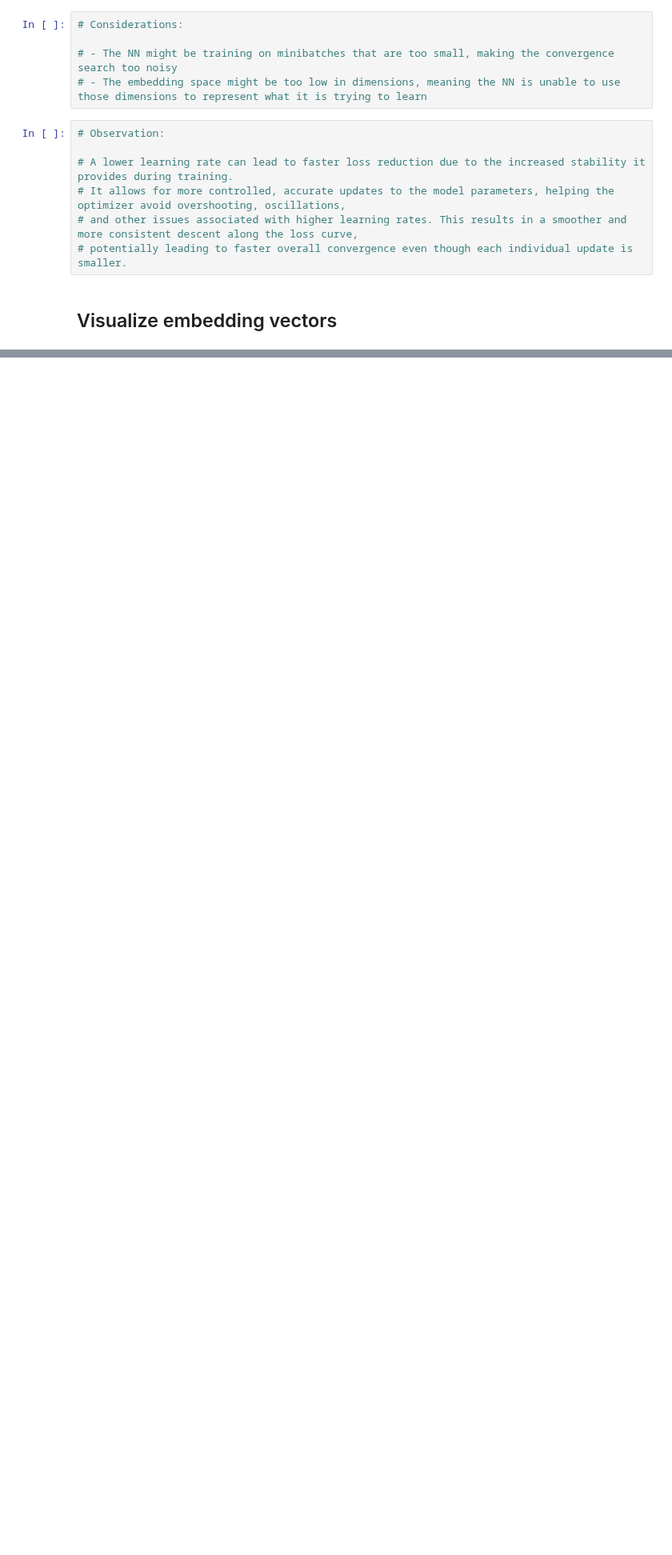
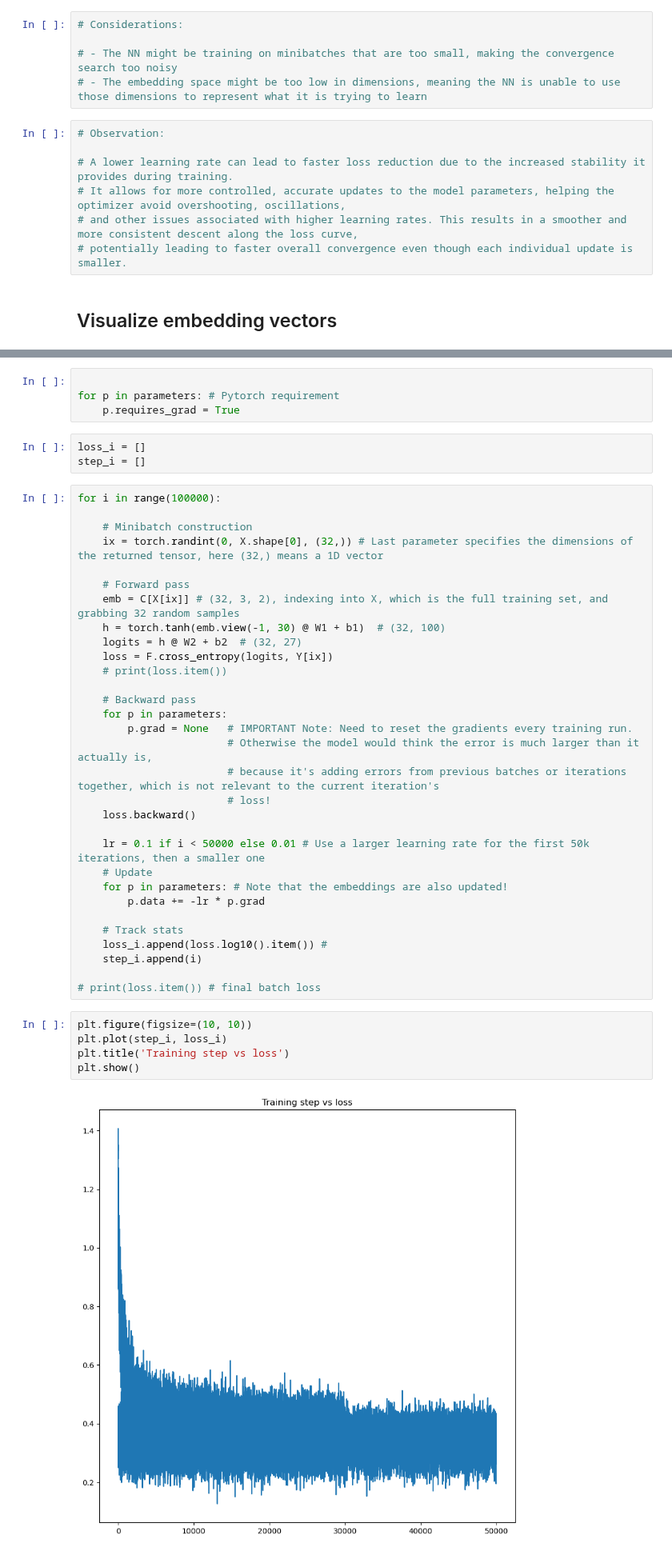
Before and after one commit to Paradox3333/0-to-transformers, a Jupyter notebook: MLP_char_pred.ipynb, the cells around one changed output, grey strips where cells are left out. Shown at 80% size. Cells and saved outputs as stored; diff of their text form; blank space fills up the shorter version.

```diff
--- a/MLP_char_pred.ipynb
+++ b/MLP_char_pred.ipynb
@@ -730,0 +749,45 @@ plt.grid('minor')
+# %%
+
+for p in parameters: # Pytorch requirement
+    p.requires_grad = True
+# %%
+loss_i = []
+step_i = []
+# %%
+for i in range(100000):
+
+    # Minibatch construction
+    ix = torch.randint(0, X.shape[0], (32,)) # Last parameter specifies the dimensions of the returned tensor, here (32,) means a 1D vector
+
+    # Forward pass
+    emb = C[X[ix]] # (32, 3, 2), indexing into X, which is the full training set, and grabbing 32 random samples
+    h = torch.tanh(emb.view(-1, 30) @ W1 + b1)  # (32, 100)
+    logits = h @ W2 + b2  # (32, 27)
+    loss = F.cross_entropy(logits, Y[ix])
+    # print(loss.item())
+
+    # Backward pass
+    for p in parameters:
+        p.grad = None   # IMPORTANT Note: Need to reset the gradients every training run.
+                        # Otherwise the model would think the error is much larger than it actually is,
+                        # because it's adding errors from previous batches or iterations together, which is not relevant to the current iteration's
+                        # loss!
+    loss.backward()
+
+    lr = 0.1 if i < 50000 else 0.01 # Use a larger learning rate for the first 50k iterations, then a smaller one
+    # Update
+    for p in parameters: # Note that the embeddings are also updated!
+        p.data += -lr * p.grad
+
+    # Track stats
+    loss_i.append(loss.log10().item()) #
+    step_i.append(i)
+
+# print(loss.item()) # final batch loss
+# %%
+plt.figure(figsize=(10, 10))
+plt.plot(step_i, loss_i)
+plt.title('Training step vs loss')
+plt.show()
+# %% [output]
+[figure, added]
```
Also changed, not shown: parts of 18 cells of this notebook, 1 other file.
